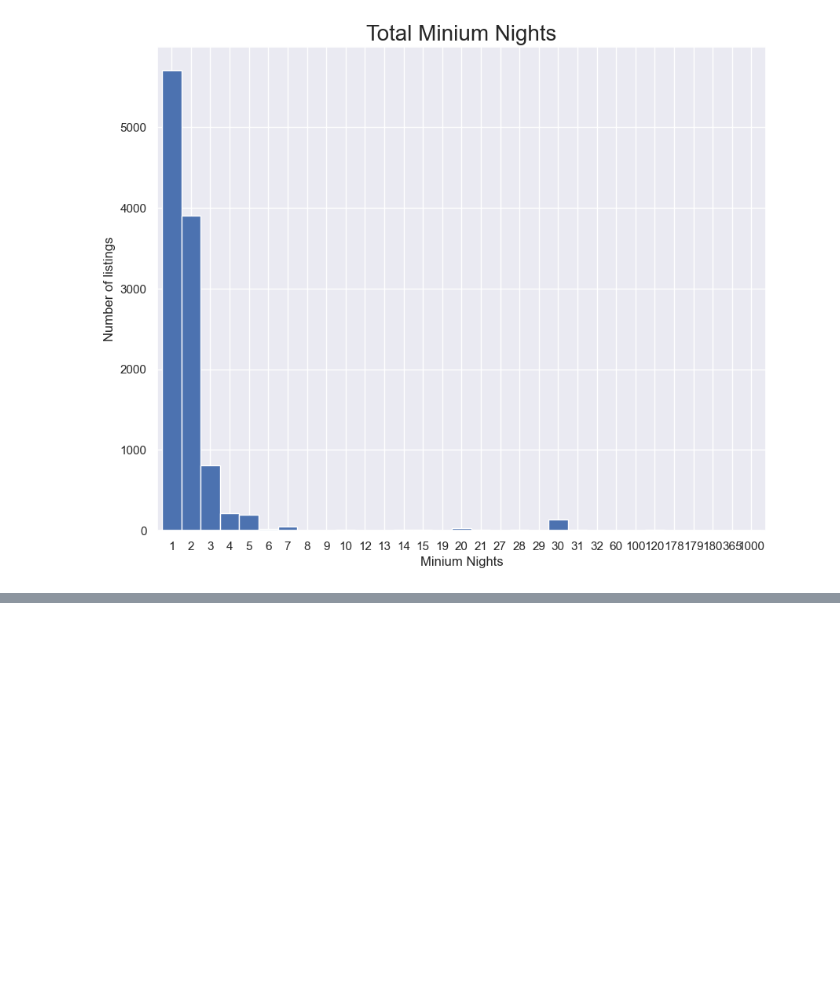
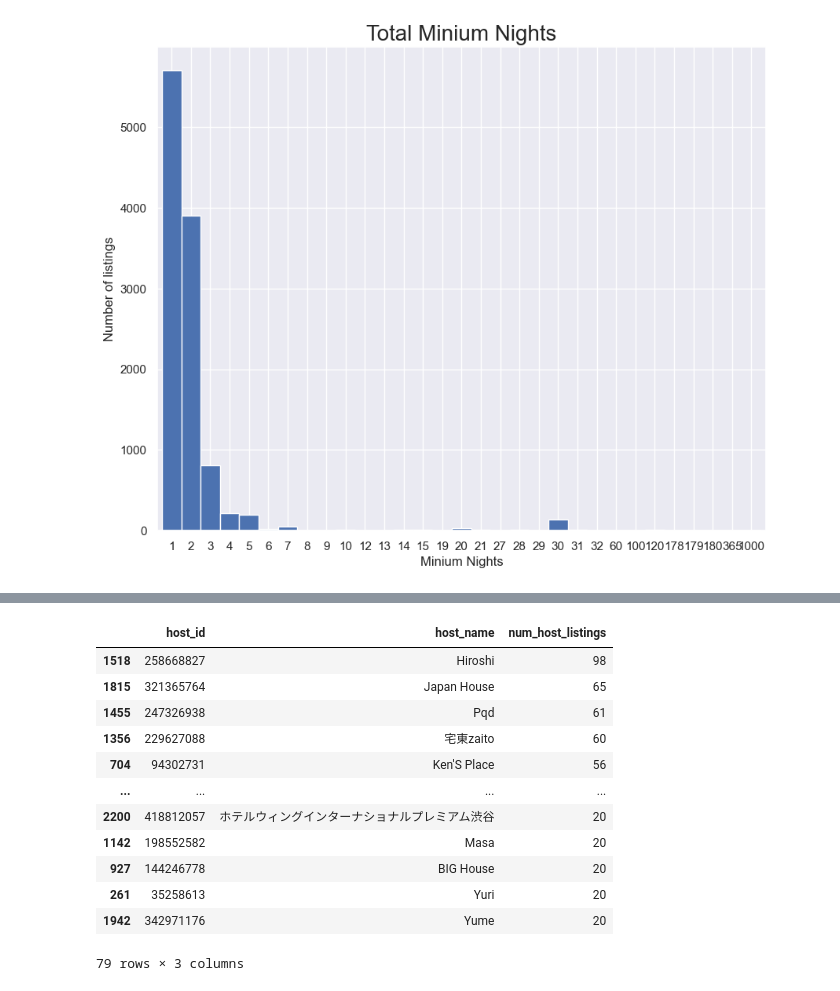
Before and after one commit to zinnie1025/AirbnbWise, a Jupyter notebook: Tokyo_Airbnb/jieun/Airbnb_EDA2/EDA.ipynb, the cells around one changed output, grey strips where cells are left out. Saved outputs shown, nothing was run; the diff lists cells and outputs as text; code cells hidden in the pictures; blank space fills up the shorter version.

```diff
--- a/Tokyo_Airbnb/jieun/Airbnb_EDA2/EDA.ipynb
+++ b/Tokyo_Airbnb/jieun/Airbnb_EDA2/EDA.ipynb
@@ -121,0 +172,19 @@ plt.show()
+# %%
+freq = listings.groupby(['host_id', 'host_name']).size().reset_index(name='num_host_listings')
+freq = freq.sort_values(by=['num_host_listings'], ascending=False)
+freq = freq[freq['num_host_listings'] >= 20]
+freq
+# %% [output]
+|  | host_id | host_name | num_host_listings |
+| 1518 | 258668827 | Hiroshi | 98 |
+| 1815 | 321365764 | Japan House | 65 |
+| 1455 | 247326938 | Pqd | 61 |
+| 1356 | 229627088 | 宅東zaito | 60 |
+| 704 | 94302731 | Ken'S Place | 56 |
+| ... | ... | ... | ... |
+| 2200 | 418812057 | ホテルウィングインターナショナルプレミアム渋谷 | 20 |
+| 1142 | 198552582 | Masa | 20 |
+| 927 | 144246778 | BIG House | 20 |
+| 261 | 35258613 | Yuri | 20 |
+| 1942 | 342971176 | Yume | 20 |
+79 rows × 3 columns
```
Also changed, not shown: parts of 10 cells of this notebook.
